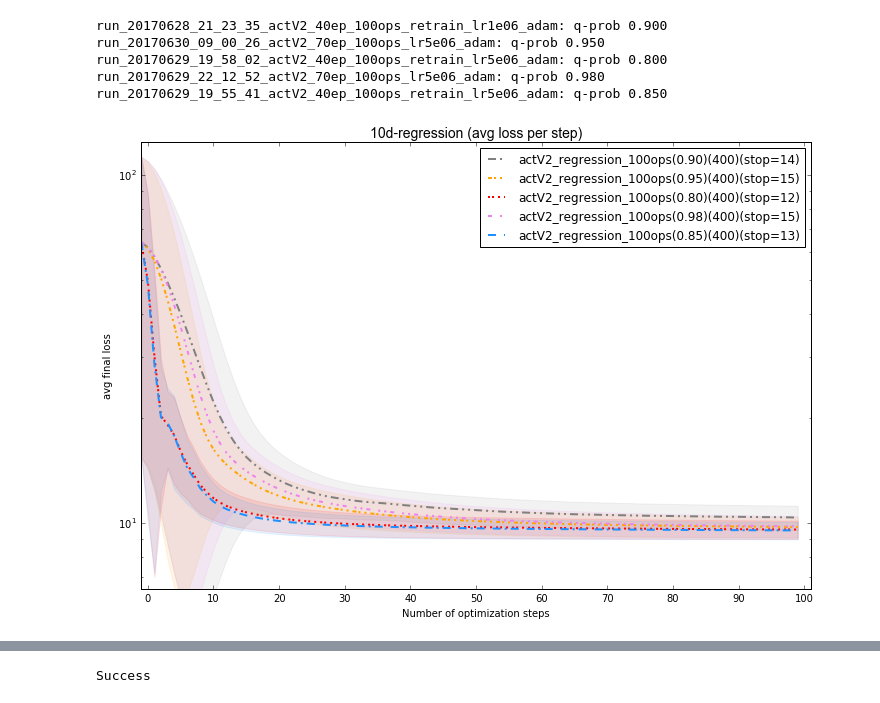
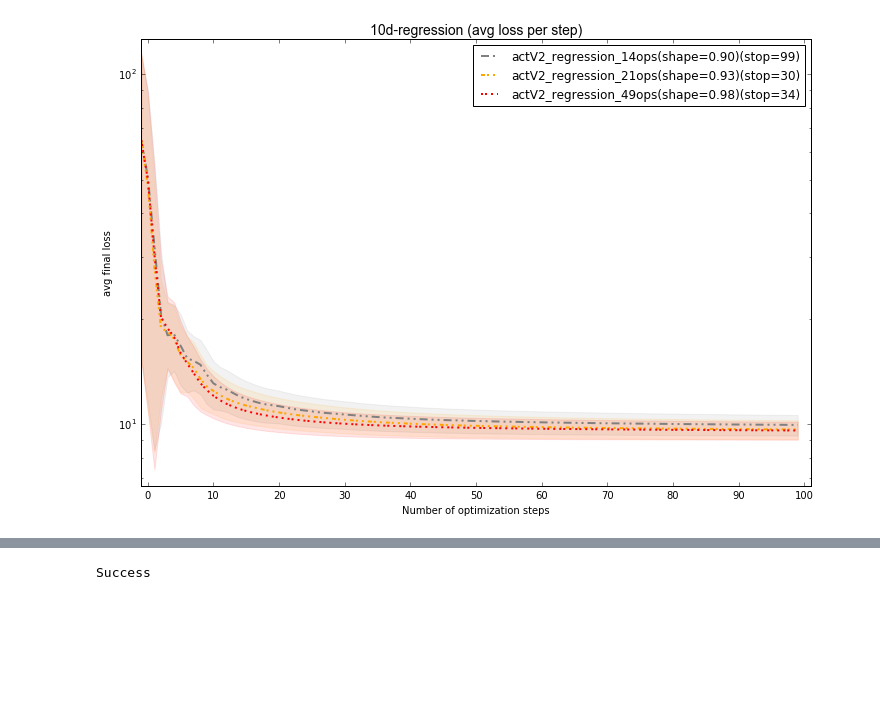
Before and after one commit to toologicbv/meta_learner, a Jupyter notebook: 10d_reg_results_20170623.ipynb, the cells around one changed output, grey strips where cells are left out. Saved outputs shown, nothing was run; the diff lists cells and outputs as text; code cells hidden in the pictures; blank space fills up the shorter version.

```diff
--- a/10d_reg_results_20170623.ipynb
+++ b/10d_reg_results_20170623.ipynb
@@ -46,12 +46,19 @@ expers_to_load = [(False, "run_20170629_15_06_49_metaV1_10ep_100ops_retrain_lr5e
                   (False, "run_20170625_18_56_22_metaV1_60ep_100ops_retrain_lr5e06_adam"), # quadratics
                   (False, "run_20170629_16_58_08_metaV1_10ep_100ops_retrain_lr5e06_adam"), # 30eps/without BPTT
                   (False, "run_20170627_18_12_50_metaV1_10ep_100ops_retrain_lr1e06_adam"), # 30eps/with BPTT
+                  # Meta V1 model regression
+                  (True, "run_20170702_15_29_52_metaV1_40ep_100ops_retrain_lr5e06_adam"), # 110 epo
                   # ACT V2 model (1 LSTM)
-                  (True, "run_20170628_21_23_35_actV2_40ep_100ops_retrain_lr1e06_adam"), # q=0.90 / lr 1e-6 / 70eps
-                  (True, "run_20170630_09_00_26_actV2_70ep_100ops_lr5e06_adam"), # 0.95 / lr5e-6 / 70eps
-                  (True, "run_20170629_19_58_02_actV2_40ep_100ops_retrain_lr5e06_adam"),  # 0.80 / lr5e-6 / 70 eps
-                  (True, "run_20170629_22_12_52_actV2_70ep_100ops_lr5e06_adam"), # 0.98 / lr 5e-6 / 70 eps
-                  (True, "run_20170629_19_55_41_actV2_40ep_100ops_retrain_lr5e06_adam")] # server 0.85 / 5e-6 / 80 eps
+                  (True, "run_20170701_18_28_48_actV2_50ep_100ops_retrain_lr5e06_adam"), # 0.5 100 epo
+                  (False, "run_20170630_22_54_04_actV2_70ep_100ops_lr5e06_adam"), # 0.6; 60 epo
+                  (True, "run_20170702_20_43_33_actV2_40ep_100ops_retrain_lr5e06_adam"), # 0.7 70+40epo
+                  (True, "run_20170702_17_08_24_actV2_40ep_100ops_retrain_lr5e06_adam"),  # 0.80 / lr5e-6 / 110 eps
+                  (False, "run_20170702_22_41_05_actV2_40ep_100ops_retrain_lr5e06_adam"),  # 0.85 / lr5e-6 / 70 eps
+                  (False, "run_20170703_08_46_15_actV2_40ep_100ops_retrain_lr5e06_adam"), # q=0.90 / lr 1e-6 / 70eps
+                  (True, "run_20170702_13_56_09_actV2_20ep_100ops_retrain_lr5e06_adam"), # 0.98 / lr5e-6 / 120eps
+                  (False, "run_20170703_18_24_37_actV2_75ep_14ops_lr3e06_adam"), # 0.9 stochastic
+                  (True, "run_20170703_15_19_53_actV2_80ep_21ops_lr5e06_adam"), # 0.93 stochastic 80epos
+                  (True, "run_20170702_20_51_12_actV2_150ep_49ops_lr5e06_adam")] # 0.98 stochastic
 # %%
 without_models = False
 
@@ -63,7 +70,12 @@ m = 0
 for e, exp_path in enumerate(expers_to_load):
     if exp_path[0]:
         exp = get_experiment(exp_path[1])
-        print("{} Loading model {}".format(m, exp.args.model))
+        if "act" in exp.args.model:
+            print("{} Loading model {} (q-prob {:.2f}) / {}".format(m, exp.args.model,
+                                                                    exp.config.continue_prob,
+                                                                    exp.args.log_dir))
+        else:
+            print("{} Loading model {} / {}".format(m, exp.args.model, exp.args.log_dir))
 
         experiments.append(exp)
         if explogger is None:
@@ -97,24 +111,15 @@ Using cuda for MetaLearner
-# %%
-for e in experiments:
-    print("{}: q-prob {:.3f}".format(e.args.log_dir, e.config.continue_prob))
-# %% [output]
-run_20170628_21_23_35_actV2_40ep_100ops_retrain_lr1e06_adam: q-prob 0.900
-run_20170630_09_00_26_actV2_70ep_100ops_lr5e06_adam: q-prob 0.950
-run_20170629_19_58_02_actV2_40ep_100ops_retrain_lr5e06_adam: q-prob 0.800
-run_20170629_22_12_52_actV2_70ep_100ops_lr5e06_adam: q-prob 0.980
-run_20170629_19_55_41_actV2_40ep_100ops_retrain_lr5e06_adam: q-prob 0.850
 # %%
-new_exp_only = [new_experiments[0], new_experiments[1], new_experiments[2] ] #, new_experiments[4]]
-best_val_runs, lowest_value = plot_val_result(new_experiments, do_show=True,
+new_exp_only = [new_experiments[5], new_experiments[6], new_experiments[7]]
+best_val_runs, lowest_value = plot_val_result(new_exp_only, do_show=True,
                                               do_save=False,
                                               plot_best=False,
-                                              fig_name="10-dim regression",
+                                              fig_name="10_dim_reg_test_compare_fixed_stoch",
                                               loss_type="loss",
                                               max_step=101,
                                               sort_exper="10d-regression",
                                               log_scale=True,
                                               with_stddev=True)
 # %% [output]
-[figure, old version]
+[figure, new version]
 # %%
 plot_qt_probs(experiments[1], data_set="train", show=True, plot_prior=False, save=True)
```
Also changed, not shown: parts of 21 cells of this notebook, 6 other files.
